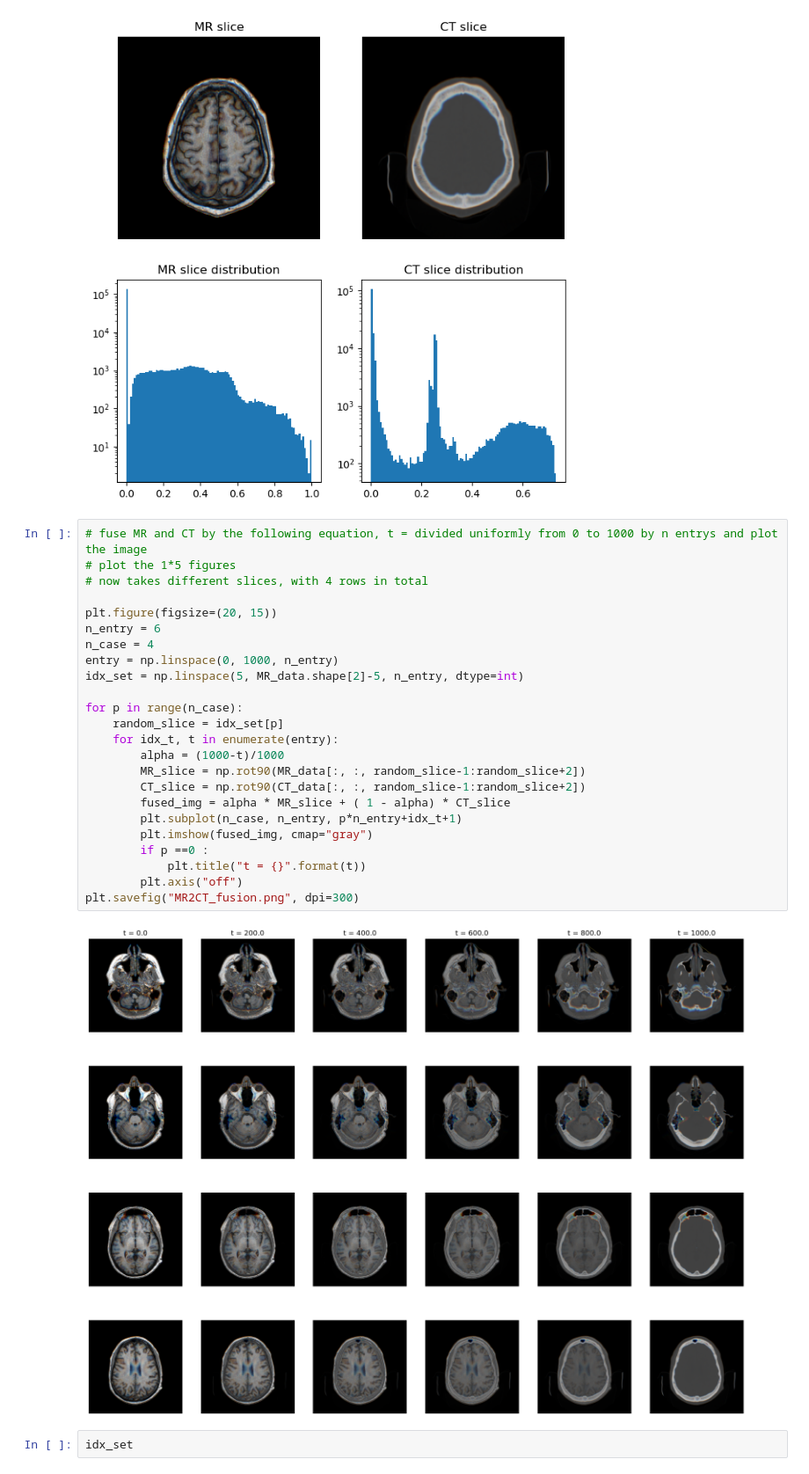
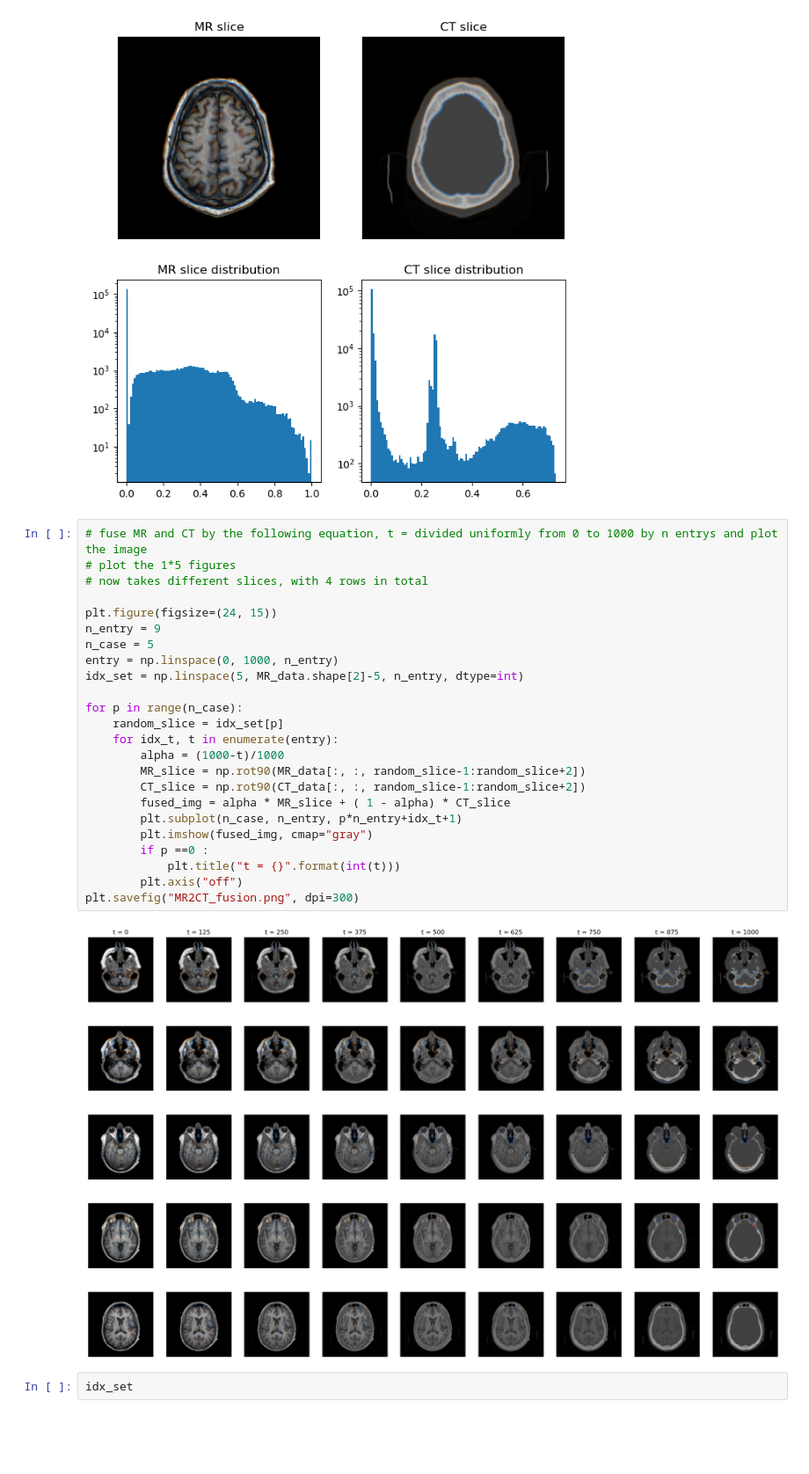
Before and after one commit to WeijieChen2017/ColdDiffusionMedicalImages, a Jupyter notebook: MR2CT_2d/MR2CT_fusion.ipynb, the cells around one changed output. Shown at 88% size. Cells and saved outputs as stored; diff of their text form; blank space fills up the shorter version.

```diff
--- a/MR2CT_2d/MR2CT_fusion.ipynb
+++ b/MR2CT_2d/MR2CT_fusion.ipynb
@@ -73,29 +73,29 @@ plt.yscale("log")
 # %%
 # fuse MR and CT by the following equation, t = divided uniformly from 0 to 1000 by n entrys and plot the image
 # plot the 1*5 figures
 # now takes different slices, with 4 rows in total
 
-plt.figure(figsize=(20, 15))
-n_entry = 6
-n_case = 4
+plt.figure(figsize=(24, 15))
+n_entry = 9
+n_case = 5
 entry = np.linspace(0, 1000, n_entry)
 idx_set = np.linspace(5, MR_data.shape[2]-5, n_entry, dtype=int)
 
 for p in range(n_case):
     random_slice = idx_set[p]
     for idx_t, t in enumerate(entry):
         alpha = (1000-t)/1000
         MR_slice = np.rot90(MR_data[:, :, random_slice-1:random_slice+2])
         CT_slice = np.rot90(CT_data[:, :, random_slice-1:random_slice+2])
         fused_img = alpha * MR_slice + ( 1 - alpha) * CT_slice
         plt.subplot(n_case, n_entry, p*n_entry+idx_t+1)
         plt.imshow(fused_img, cmap="gray")
         if p ==0 :
-            plt.title("t = {}".format(t))
+            plt.title("t = {}".format(int(t)))
         plt.axis("off")
 plt.savefig("MR2CT_fusion.png", dpi=300)
 # %% [output]
-[figure, old version]
+[figure, new version]
 # %%
 idx_set
 # %% [output]
```
Also changed, not shown: 3 other files.
